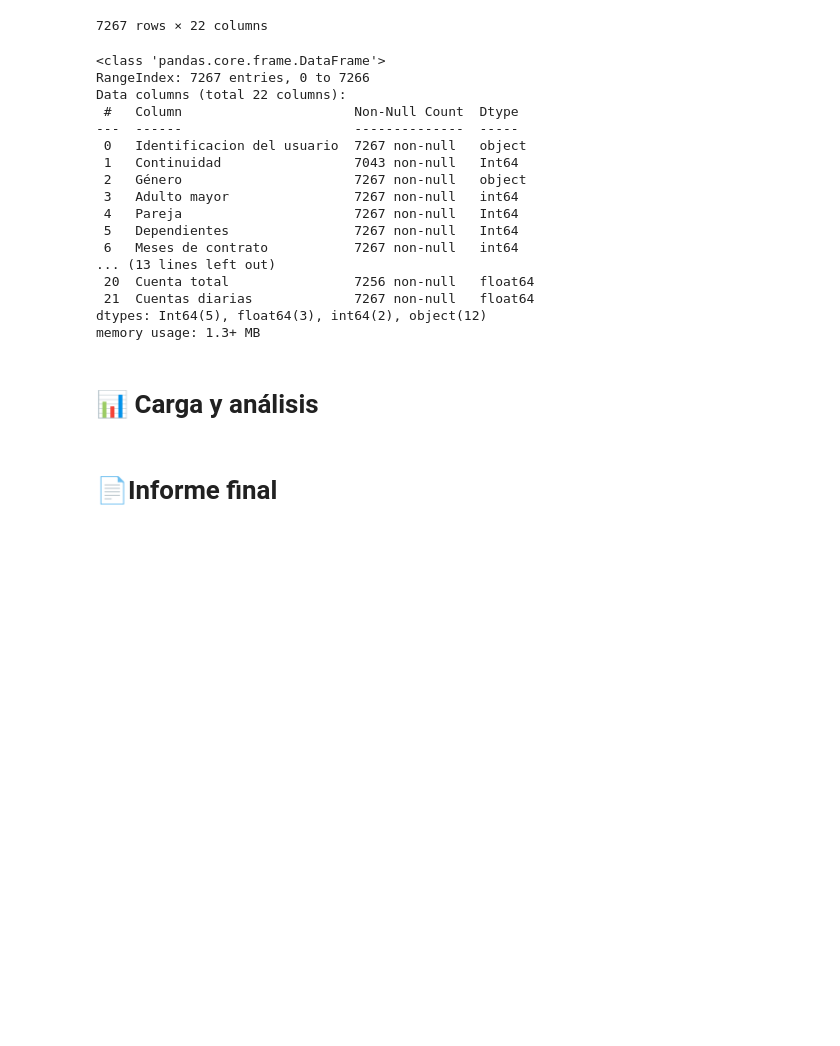
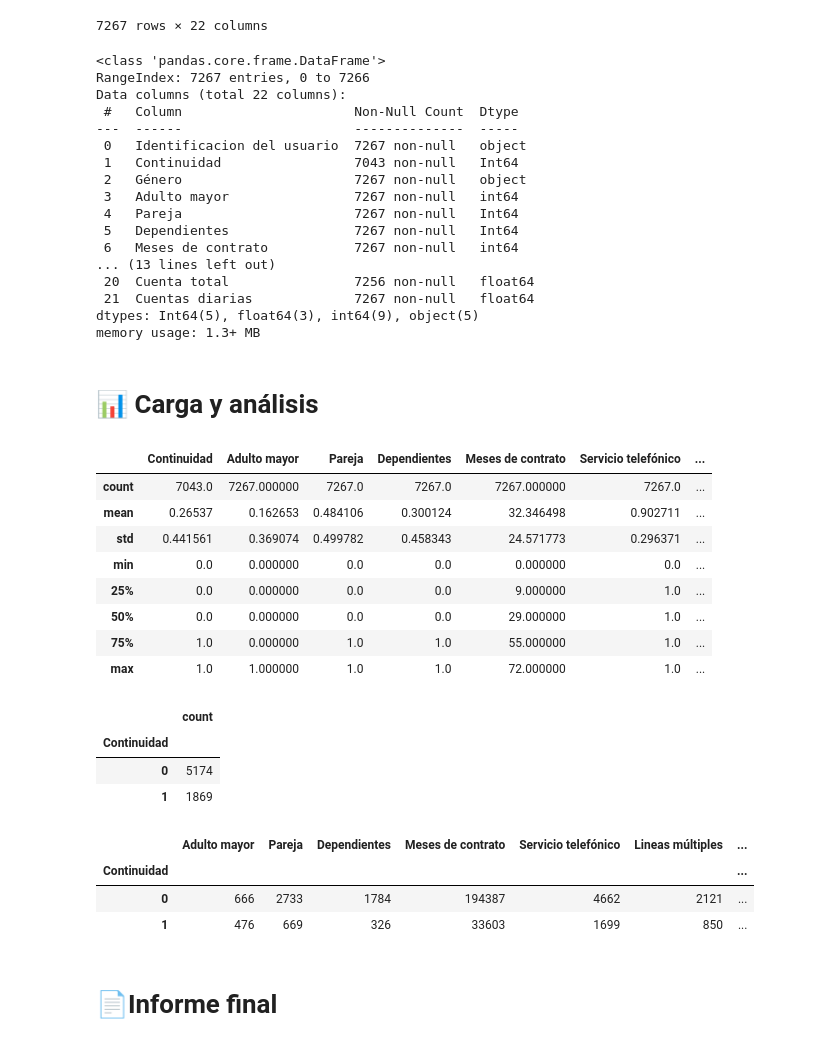
Before and after one commit to ValentinaQuinteroC/Challenge_TELECOMX1, a Jupyter notebook: Challenge_TELECOMX1.ipynb, the cells around one changed output. Cells and saved outputs as stored; diff of their text form; code cells hidden in the pictures; blank space fills up the shorter version.

```diff
--- a/Challenge_TELECOMX1.ipynb
+++ b/Challenge_TELECOMX1.ipynb
@@ -220,6 +220,16 @@ for col in columnas_binarias:
         .map({'yes': 1, 'no': 0})
         .astype('Int64')
     )
+# %%
+otras_opciones = ['MultipleLines', 'OnlineSecurity', 'OnlineBackup', 'DeviceProtection', 'TechSupport', 'StreamingMovies', 'StreamingTV']
+# %%
+for col in otras_opciones:
+    datos_limpios[col] = (
+        datos_limpios[col]
+        .str.strip()
+        .str.lower()
+        .apply(lambda x: 1 if x == 'yes' else 0)
+    )
 # %%
 pd.set_option('display.max_columns', None)
 # %%
@@ -264,9 +274,36 @@ Data columns (total 22 columns):
 ... (13 lines left out)
  20  Cuenta total                7256 non-null   float64
  21  Cuentas diarias             7267 non-null   float64
-dtypes: Int64(5), float64(3), int64(2), object(12)
+dtypes: Int64(5), float64(3), int64(9), object(5)
 memory usage: 1.3+ MB
 # %% [markdown]
 # 📊 Carga y análisis
+# %%
+datos_limpios.describe()
+# %% [output]
+|  | Continuidad | Adulto mayor | Pareja | Dependientes | Meses de contrato | Servicio telefónico | ... |
+| count | 7043.0 | 7267.000000 | 7267.0 | 7267.0 | 7267.000000 | 7267.0 | ... |
+| mean | 0.26537 | 0.162653 | 0.484106 | 0.300124 | 32.346498 | 0.902711 | ... |
+| std | 0.441561 | 0.369074 | 0.499782 | 0.458343 | 24.571773 | 0.296371 | ... |
+| min | 0.0 | 0.000000 | 0.0 | 0.0 | 0.000000 | 0.0 | ... |
+| 25% | 0.0 | 0.000000 | 0.0 | 0.0 | 9.000000 | 1.0 | ... |
+| 50% | 0.0 | 0.000000 | 0.0 | 0.0 | 29.000000 | 1.0 | ... |
+| 75% | 1.0 | 0.000000 | 1.0 | 1.0 | 55.000000 | 1.0 | ... |
+| max | 1.0 | 1.000000 | 1.0 | 1.0 | 72.000000 | 1.0 | ... |
+# %%
+suma = pd.DataFrame(datos_limpios['Continuidad'].value_counts())
+suma
+# %% [output]
+|  | count |
+| Continuidad |  |
+| 0 | 5174 |
+| 1 | 1869 |
+# %%
+datos_limpios.groupby('Continuidad').sum(numeric_only=True)
+# %% [output]
+|  | Adulto mayor | Pareja | Dependientes | Meses de contrato | Servicio telefónico | Lineas múltiples | ... |
+| Continuidad |  |  |  |  |  |  | ... |
+| 0 | 666 | 2733 | 1784 | 194387 | 4662 | 2121 | ... |
+| 1 | 476 | 669 | 326 | 33603 | 1699 | 850 | ... |
 # %% [markdown]
 # 📄Informe final
```
